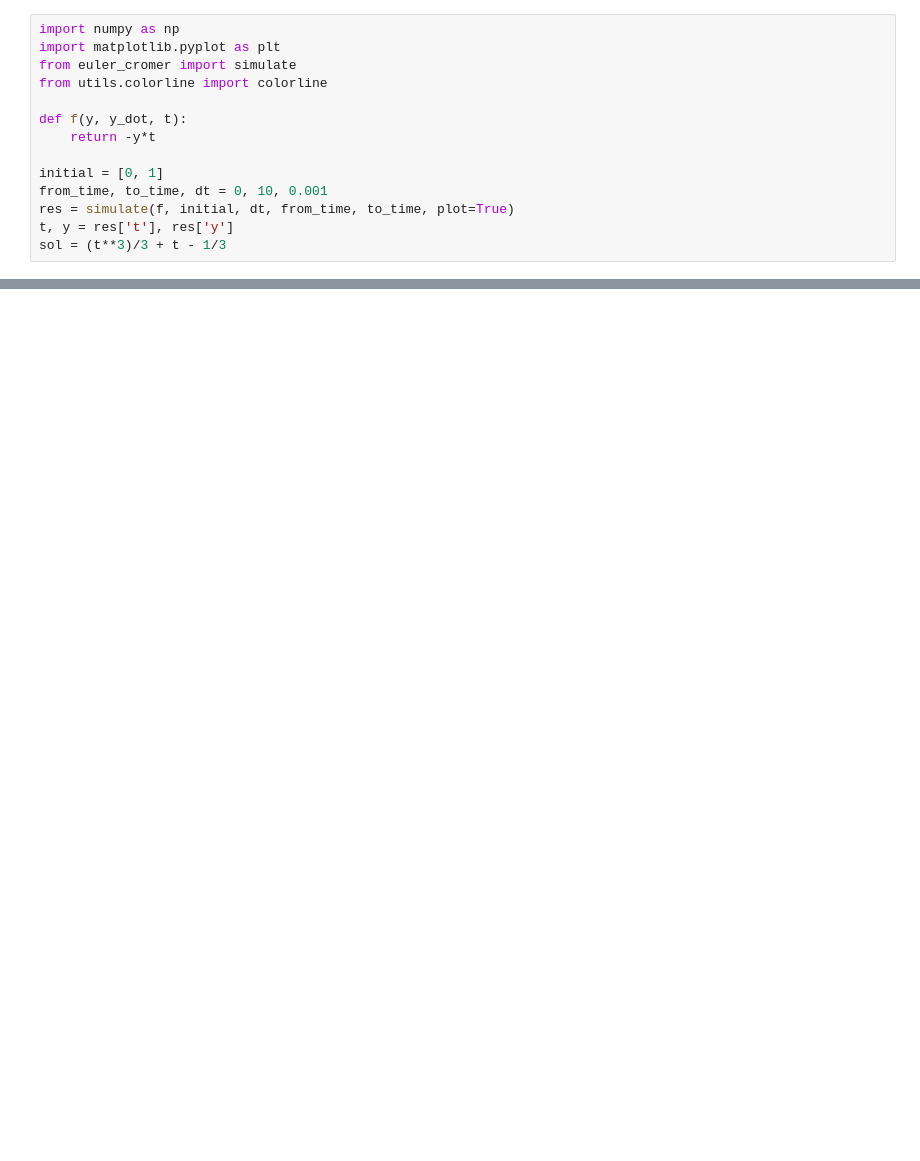
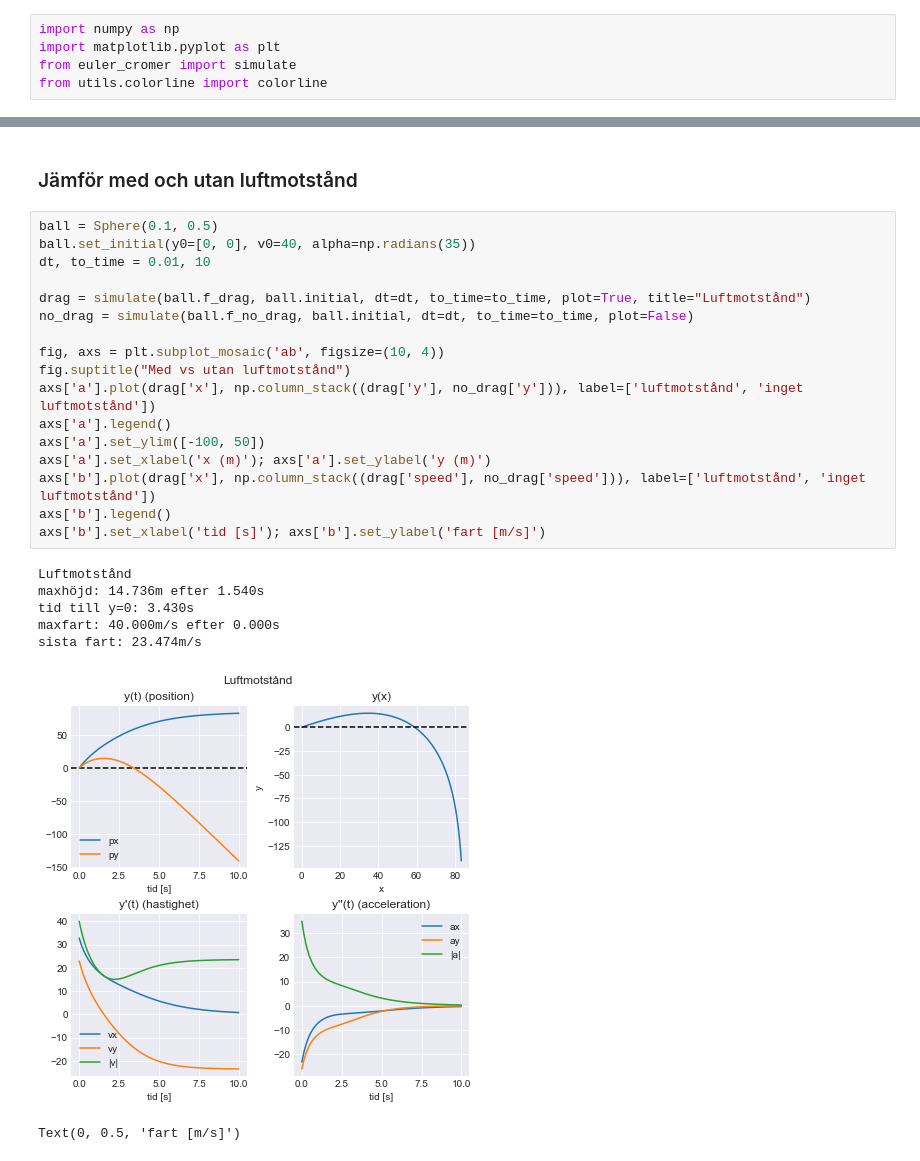
Before and after one commit to vallemork/fysik3-modellering, a Jupyter notebook: test.ipynb, the cells around one changed output, grey strips where cells are left out. Cells and saved outputs as stored; diff of their text form; blank space fills up the shorter version.

```diff
--- a/test.ipynb
+++ b/test.ipynb
@@ -3,12 +3,3 @@ import numpy as np
 import matplotlib.pyplot as plt
 from euler_cromer import simulate
 from utils.colorline import colorline
-
-def f(y, y_dot, t):
-    return -y*t
-
-initial = [0, 1]
-from_time, to_time, dt = 0, 10, 0.001
-res = simulate(f, initial, dt, from_time, to_time, plot=True)
-t, y = res['t'], res['y']
-sol = (t**3)/3 + t - 1/3
@@ -28,0 +39,27 @@ ax.plot(t, y)
+# %% [markdown]
+### Jämför med och utan luftmotstånd
+# %%
+ball = Sphere(0.1, 0.5)
+ball.set_initial(y0=[0, 0], v0=40, alpha=np.radians(35))
+dt, to_time = 0.01, 10
+
+drag = simulate(ball.f_drag, ball.initial, dt=dt, to_time=to_time, plot=True, title="Luftmotstånd")
+no_drag = simulate(ball.f_no_drag, ball.initial, dt=dt, to_time=to_time, plot=False)
+
+fig, axs = plt.subplot_mosaic('ab', figsize=(10, 4))
+fig.suptitle("Med vs utan luftmotstånd")
+axs['a'].plot(drag['x'], np.column_stack((drag['y'], no_drag['y'])), label=['luftmotstånd', 'inget luftmotstånd'])
+axs['a'].legend()
+axs['a'].set_ylim([-100, 50])
+axs['a'].set_xlabel('x (m)'); axs['a'].set_ylabel('y (m)')
+axs['b'].plot(drag['x'], np.column_stack((drag['speed'], no_drag['speed'])), label=['luftmotstånd', 'inget luftmotstånd'])
+axs['b'].legend()
+axs['b'].set_xlabel('tid [s]'); axs['b'].set_ylabel('fart [m/s]')
+# %% [output]
+Luftmotstånd
+maxhöjd: 14.736m efter 1.540s
+tid till y=0: 3.430s
+maxfart: 40.000m/s efter 0.000s
+sista fart: 23.474m/s
+[figure, added]
+Text(0, 0.5, 'fart [m/s]')
```
Also changed, not shown: parts of 9 cells of this notebook, 1 other file.
